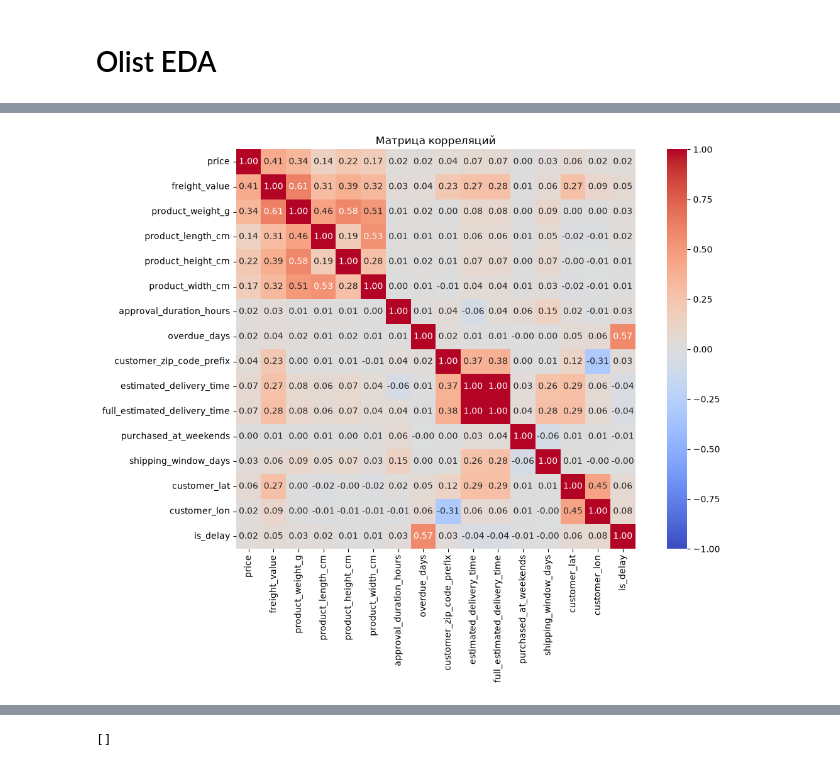
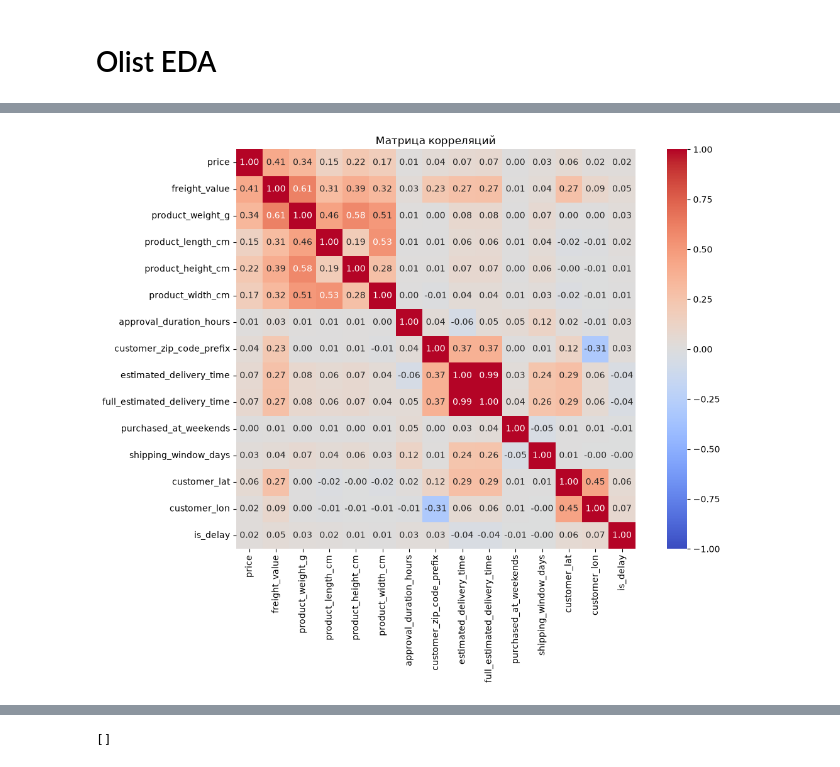
Before and after one commit to YanHab/delivery_delay, a Jupyter notebook: notebooks/eda_01.ipynb, the cells around one changed output, grey strips where cells are left out. Saved outputs shown, nothing was run; the diff lists cells and outputs as text; code cells hidden in the pictures.

Commit message:
add preprocessing and feature extraction as separate modules

```diff
--- a/notebooks/eda_01.ipynb
+++ b/notebooks/eda_01.ipynb
@@ -258,24 +14,30 @@ memory usage: 14.9 MB
+# %%
+from delivery_delay import preprocessing, feature
+
+data = preprocessing.load_raw_data()
+data_with_features = feature.build_features(data)
+data_baseline = feature.build_dataset_baseline(data_with_features)
 # %%
 import seaborn as sns
 import matplotlib.pyplot as plt
 
-corr_matrix = baseline_data.corr(numeric_only=True)
+corr_matrix = data_baseline.corr(numeric_only=True)
 
 plt.figure(figsize=(12, 9))
 
 sns.heatmap(
     corr_matrix,
     annot=True,
     fmt=".2f",
     cmap="coolwarm",
     vmin=-1,
     vmax=1,
     center=0,
     square=True,
 )
 
 plt.title("Матрица корреляций")
 plt.tight_layout()
 plt.show()
 # %% [output]
-[figure, old version]
+[figure, new version]
```
Also changed, not shown: parts of 15 cells of this notebook, 2 other files.
